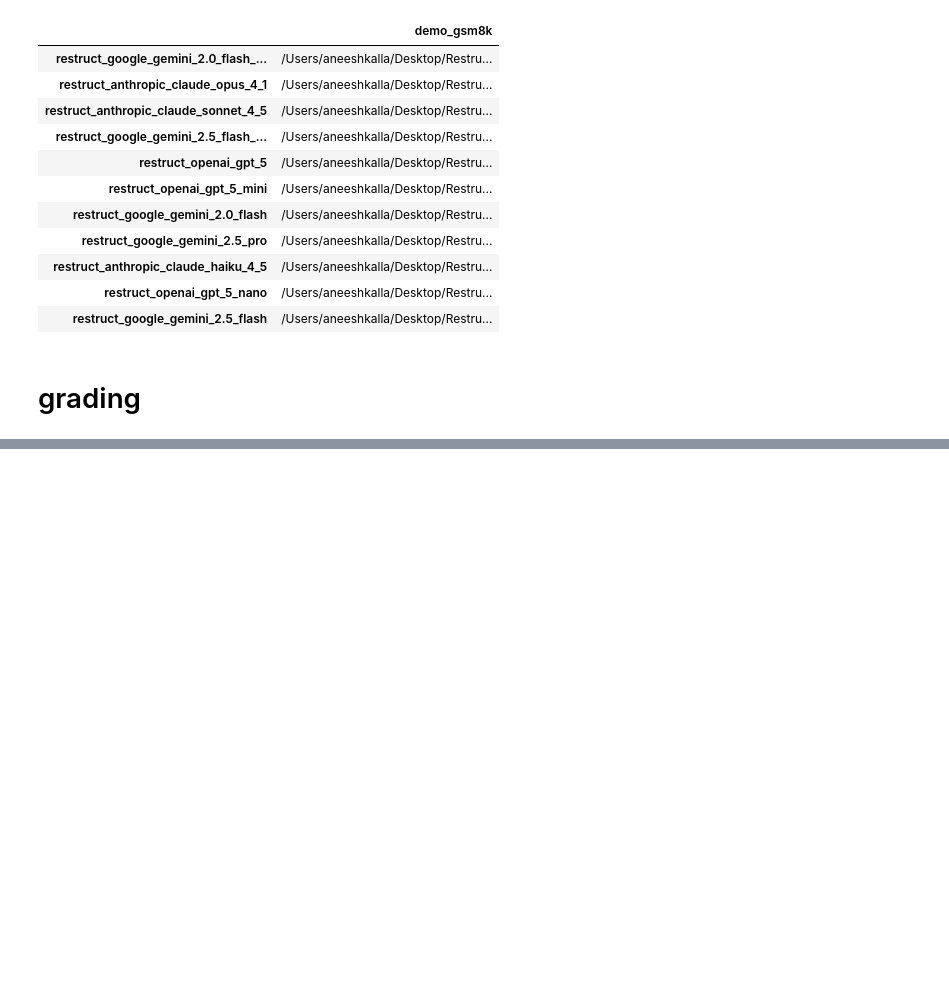
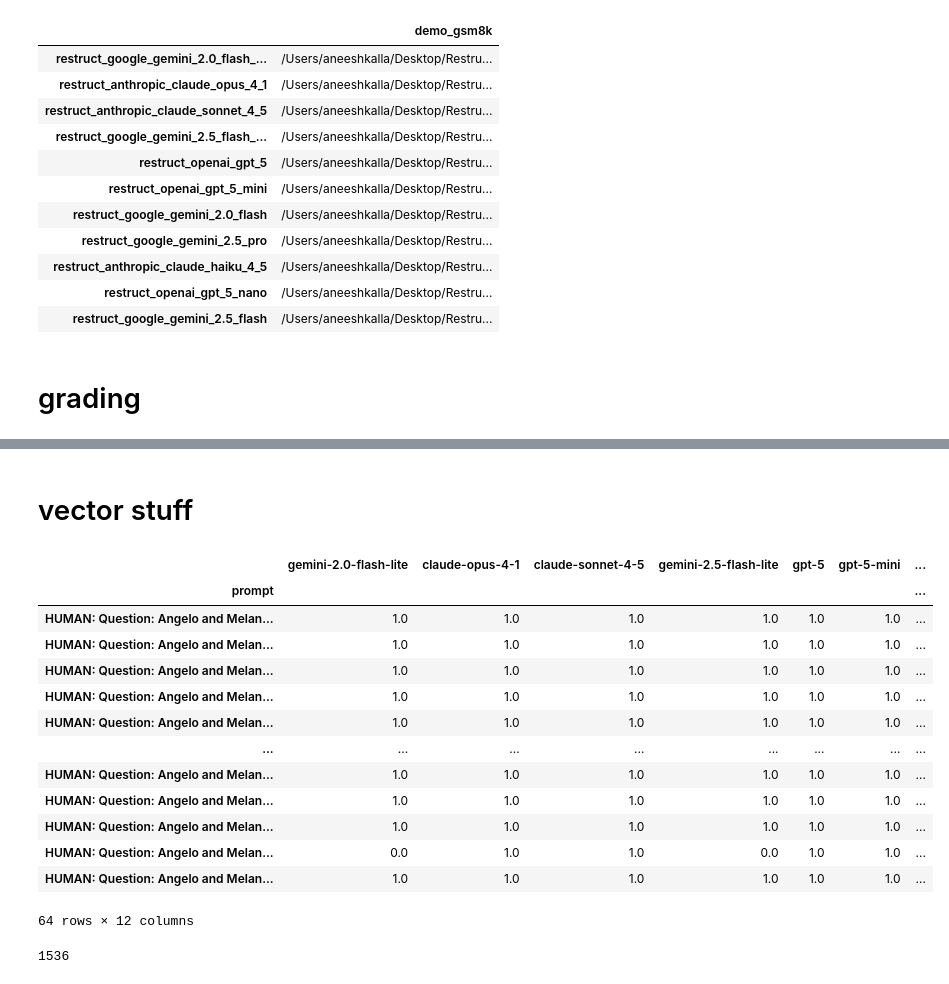
Before and after one commit to NamitM2/Restruct, a Jupyter notebook: backend_code/notebooks/data.ipynb, the cells around one changed output, grey strips where cells are left out. Cells and saved outputs as stored; diff of their text form; code cells hidden in the pictures; blank space fills up the shorter version.

Commit message:
added embedding code

```diff
--- a/backend_code/notebooks/data.ipynb
+++ b/backend_code/notebooks/data.ipynb
@@ -316,0 +319,2 @@ print('Grading complete')
+# %% [markdown]
+# vector stuff
@@ -316,0 +359,36 @@ print('Grading complete')
+# %%
+# Embed each prompt and add as a new column
+from tqdm import tqdm
+from backend_code.embedding import embed_prompt
+
+vectors = []
+for prompt in tqdm(prompt_model_scores.index):
+    vectors.append(embed_prompt(prompt))
+
+prompt_model_scores['vector'] = vectors
+
+# Save to CSV
+a = prompt_model_scores.copy()
+a['vector'] = a['vector'].apply(json.dumps)
+a.to_csv('vectors_v0.csv')
+
+prompt_model_scores
+# %% [output]
+|  | gemini-2.0-flash-lite | claude-opus-4-1 | claude-sonnet-4-5 | gemini-2.5-flash-lite | gpt-5 | gpt-5-mini | ... |
+| prompt |  |  |  |  |  |  | ... |
+| HUMAN: Question: Angelo and Melan... | 1.0 | 1.0 | 1.0 | 1.0 | 1.0 | 1.0 | ... |
+| HUMAN: Question: Angelo and Melan... | 1.0 | 1.0 | 1.0 | 1.0 | 1.0 | 1.0 | ... |
+| HUMAN: Question: Angelo and Melan... | 1.0 | 1.0 | 1.0 | 1.0 | 1.0 | 1.0 | ... |
+| HUMAN: Question: Angelo and Melan... | 1.0 | 1.0 | 1.0 | 1.0 | 1.0 | 1.0 | ... |
+| HUMAN: Question: Angelo and Melan... | 1.0 | 1.0 | 1.0 | 1.0 | 1.0 | 1.0 | ... |
+| ... | ... | ... | ... | ... | ... | ... | ... |
+| HUMAN: Question: Angelo and Melan... | 1.0 | 1.0 | 1.0 | 1.0 | 1.0 | 1.0 | ... |
+| HUMAN: Question: Angelo and Melan... | 1.0 | 1.0 | 1.0 | 1.0 | 1.0 | 1.0 | ... |
+| HUMAN: Question: Angelo and Melan... | 1.0 | 1.0 | 1.0 | 1.0 | 1.0 | 1.0 | ... |
+| HUMAN: Question: Angelo and Melan... | 0.0 | 1.0 | 1.0 | 0.0 | 1.0 | 1.0 | ... |
+| HUMAN: Question: Angelo and Melan... | 1.0 | 1.0 | 1.0 | 1.0 | 1.0 | 1.0 | ... |
+64 rows × 12 columns
+# %%
+len(prompt_model_scores.iloc[0]["vector"])
+# %% [output]
+1536
```
Also changed, not shown: parts of 3 cells of this notebook, 2 other files.
